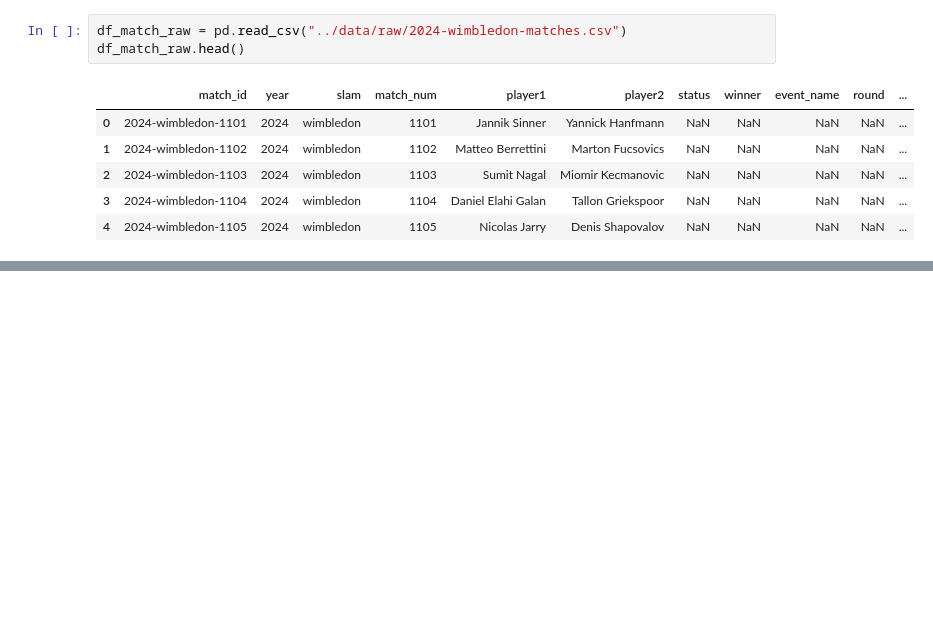
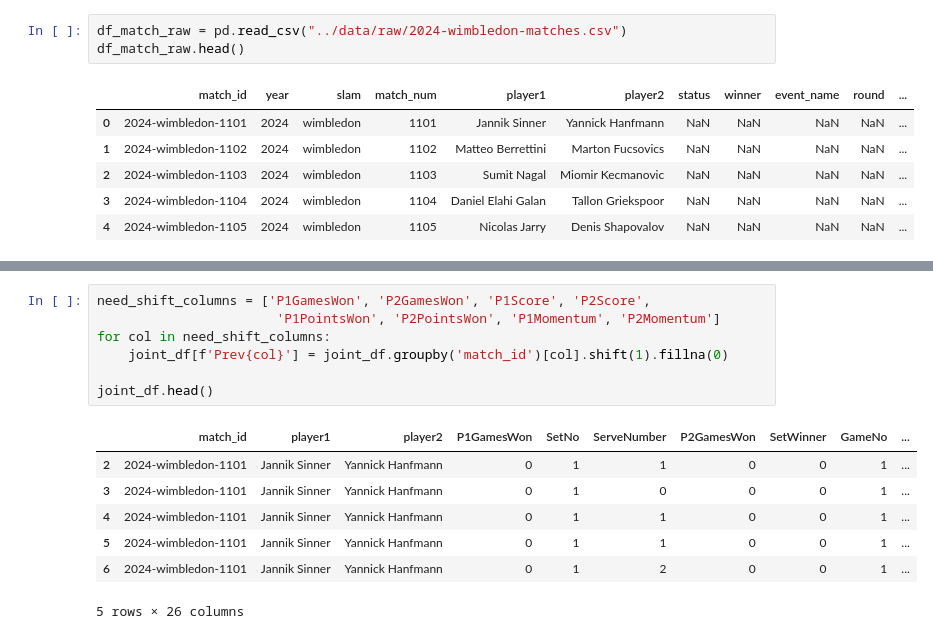
Before and after one commit to lelegod/dtu_mlops_group99, a Jupyter notebook: notebooks/data.ipynb, the cells around one changed output, grey strips where cells are left out. Saved outputs shown, nothing was run; the diff lists cells and outputs as text; blank space fills up the shorter version.

```diff
--- a/notebooks/data.ipynb
+++ b/notebooks/data.ipynb
@@ -45,0 +87,15 @@ important_features = [
+# %%
+need_shift_columns = ['P1GamesWon', 'P2GamesWon', 'P1Score', 'P2Score',
+                       'P1PointsWon', 'P2PointsWon', 'P1Momentum', 'P2Momentum']
+for col in need_shift_columns:
+    joint_df[f'Prev{col}'] = joint_df.groupby('match_id')[col].shift(1).fillna(0)
+
+joint_df.head()
+# %% [output]
+|  | match_id | player1 | player2 | P1GamesWon | SetNo | ServeNumber | P2GamesWon | SetWinner | GameNo | ... |
+| 2 | 2024-wimbledon-1101 | Jannik Sinner | Yannick Hanfmann | 0 | 1 | 1 | 0 | 0 | 1 | ... |
+| 3 | 2024-wimbledon-1101 | Jannik Sinner | Yannick Hanfmann | 0 | 1 | 0 | 0 | 0 | 1 | ... |
+| 4 | 2024-wimbledon-1101 | Jannik Sinner | Yannick Hanfmann | 0 | 1 | 1 | 0 | 0 | 1 | ... |
+| 5 | 2024-wimbledon-1101 | Jannik Sinner | Yannick Hanfmann | 0 | 1 | 1 | 0 | 0 | 1 | ... |
+| 6 | 2024-wimbledon-1101 | Jannik Sinner | Yannick Hanfmann | 0 | 1 | 2 | 0 | 0 | 1 | ... |
+5 rows × 26 columns
```
Also changed, not shown: parts of 10 cells of this notebook, 2 other files.
